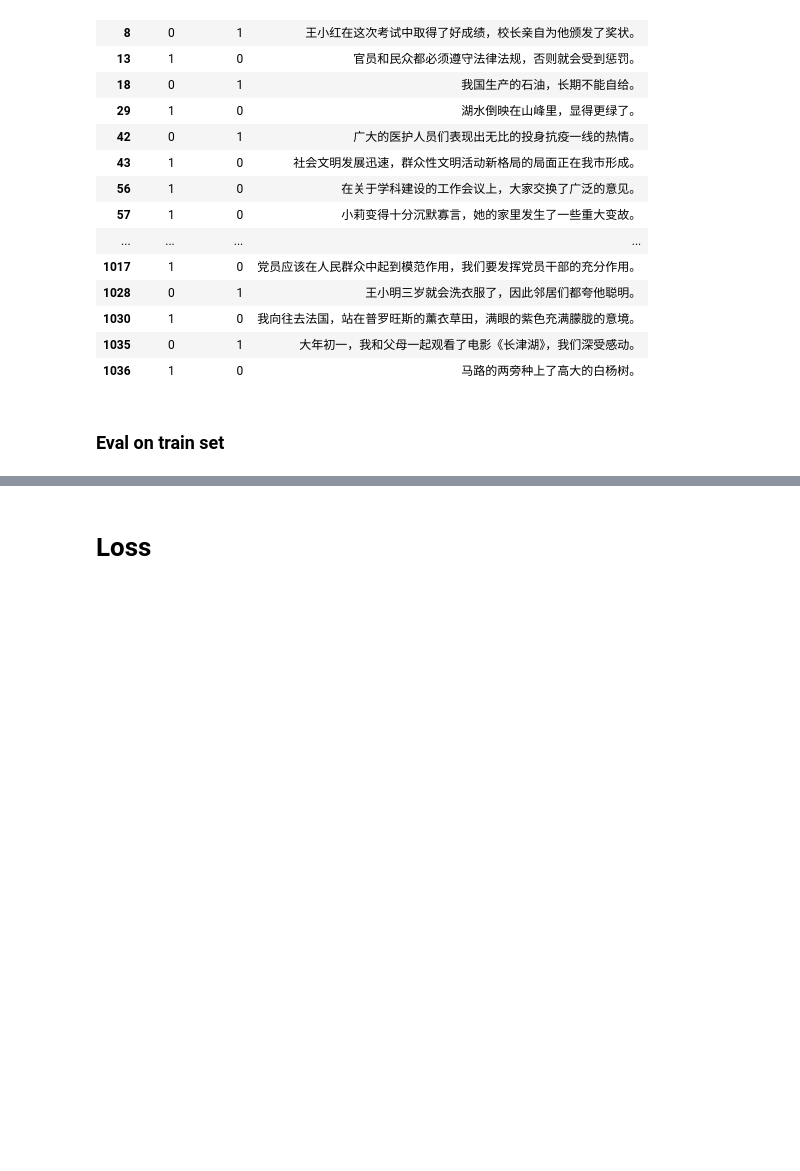
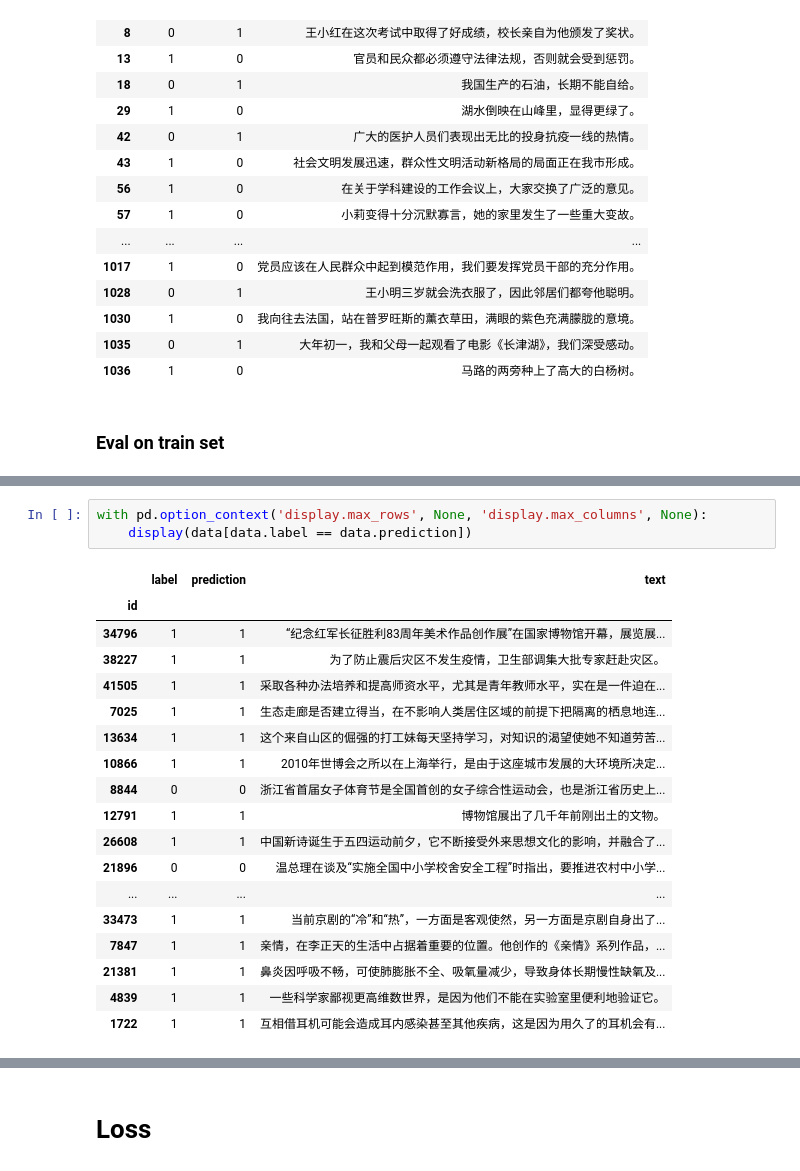
Before and after one commit to holajoa/chinese-grammar-error-detection, a Jupyter notebook: notebooks/predict.ipynb, the cells around one changed output, grey strips where cells are left out. Saved outputs shown, nothing was run; the diff lists cells and outputs as text; blank space fills up the shorter version.

```diff
--- a/notebooks/predict.ipynb
+++ b/notebooks/predict.ipynb
@@ -165,3 +164,25 @@ with pd.option_context('display.max_rows', None, 'display.max_columns', None):
+# %%
+with pd.option_context('display.max_rows', None, 'display.max_columns', None):
+    display(data[data.label == data.prediction])
+# %% [output]
+|  | label | prediction | text |
+| id |  |  |  |
+| 34796 | 1 | 1 | “纪念红军长征胜利83周年美术作品创作展”在国家博物馆开幕，展览展... |
+| 38227 | 1 | 1 | 为了防止震后灾区不发生疫情，卫生部调集大批专家赶赴灾区。 |
+| 41505 | 1 | 1 | 采取各种办法培养和提高师资水平，尤其是青年教师水平，实在是一件迫在... |
+| 7025 | 1 | 1 | 生态走廊是否建立得当，在不影响人类居住区域的前提下把隔离的栖息地连... |
+| 13634 | 1 | 1 | 这个来自山区的倔强的打工妹每天坚持学习，对知识的渴望使她不知道劳苦... |
+| 10866 | 1 | 1 | 2010年世博会之所以在上海举行，是由于这座城市发展的大环境所决定... |
+| 8844 | 0 | 0 | 浙江省首届女子体育节是全国首创的女子综合性运动会，也是浙江省历史上... |
+| 12791 | 1 | 1 | 博物馆展出了几千年前刚出土的文物。 |
+| 26608 | 1 | 1 | 中国新诗诞生于五四运动前夕，它不断接受外来思想文化的影响，并融合了... |
+| 21896 | 0 | 0 | 温总理在谈及“实施全国中小学校舍安全工程”时指出，要推进农村中小学... |
+| ... | ... | ... | ... |
+| 33473 | 1 | 1 | 当前京剧的“冷”和“热”，一方面是客观使然，另一方面是京剧自身出了... |
+| 7847 | 1 | 1 | 亲情，在李正天的生活中占据着重要的位置。他创作的《亲情》系列作品，... |
+| 21381 | 1 | 1 | 鼻炎因呼吸不畅，可使肺膨胀不全、吸氧量减少，导致身体长期慢性缺氧及... |
+| 4839 | 1 | 1 | 一些科学家鄙视更高维数世界，是因为他们不能在实验室里便利地验证它。 |
+| 1722 | 1 | 1 | 互相借耳机可能会造成耳内感染甚至其他疾病，这是因为用久了的耳机会有... |
 # %%
 fp = ((data.label == 0).values * (data.prediction==1).values).sum()
 fn = ((data.label == 1).values * (data.prediction==0).values).sum()
```
Also changed, not shown: parts of 7 cells of this notebook, 12 other files.
